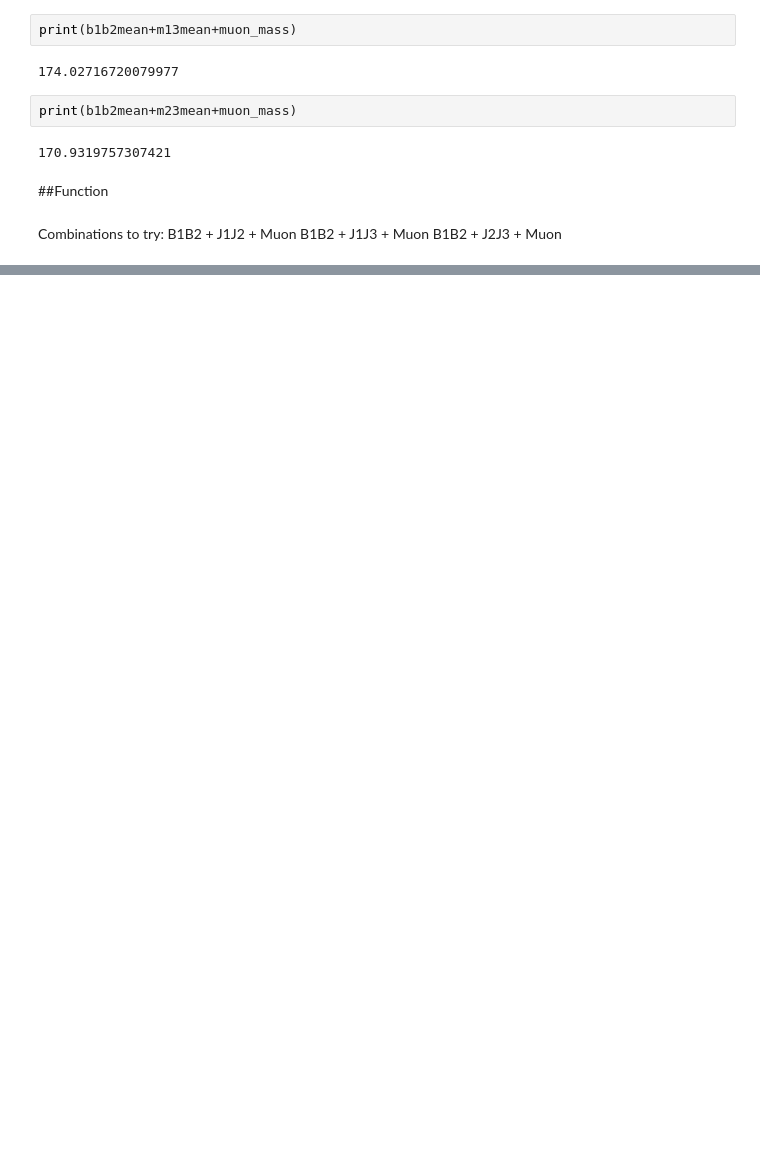
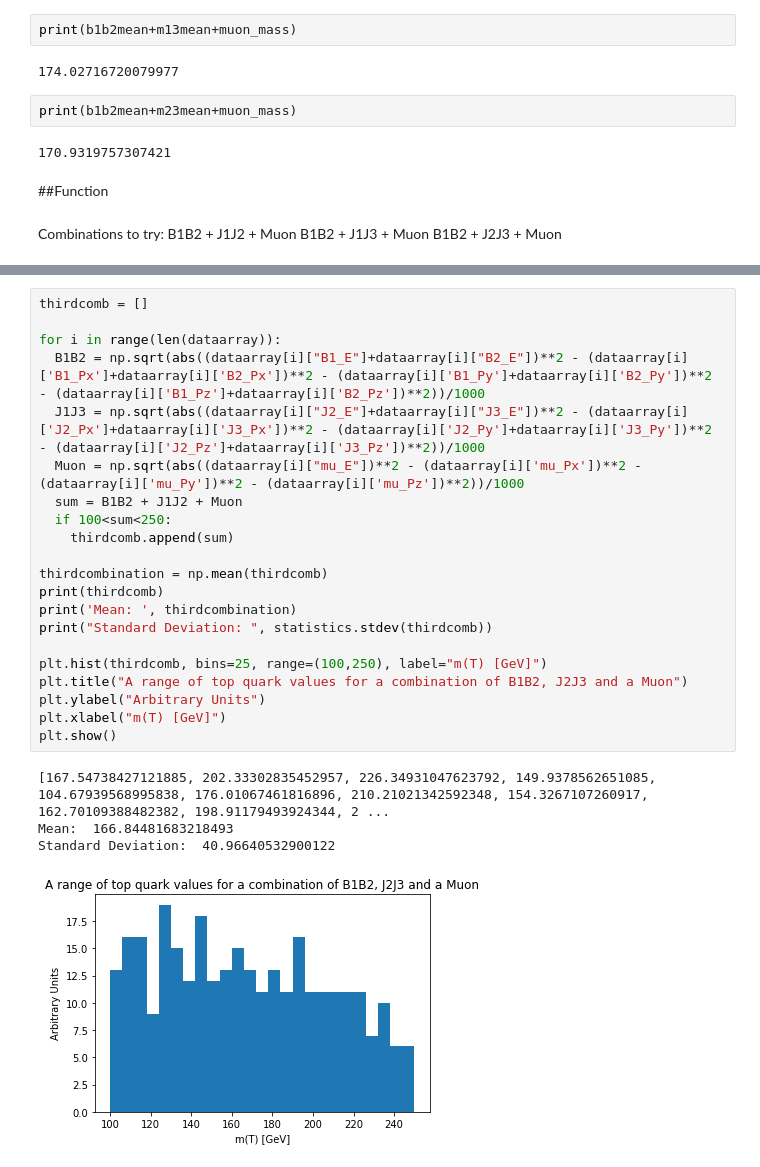
Before and after one commit to Hamza-Suleman/EPP-Coursework3, a Jupyter notebook: EPP_Coursework_3.ipynb, the cells around one changed output, grey strips where cells are left out. Drawn from its saved outputs; the diff is of its cells as text; blank space fills up the shorter version.

```diff
--- a/EPP_Coursework_3.ipynb
+++ b/EPP_Coursework_3.ipynb
@@ -399,0 +433,26 @@ plt.show()
+# %%
+thirdcomb = []
+
+for i in range(len(dataarray)):
+  B1B2 = np.sqrt(abs((dataarray[i]["B1_E"]+dataarray[i]["B2_E"])**2 - (dataarray[i]['B1_Px']+dataarray[i]['B2_Px'])**2 - (dataarray[i]['B1_Py']+dataarray[i]['B2_Py'])**2 - (dataarray[i]['B1_Pz']+dataarray[i]['B2_Pz'])**2))/1000
+  J1J3 = np.sqrt(abs((dataarray[i]["J2_E"]+dataarray[i]["J3_E"])**2 - (dataarray[i]['J2_Px']+dataarray[i]['J3_Px'])**2 - (dataarray[i]['J2_Py']+dataarray[i]['J3_Py'])**2 - (dataarray[i]['J2_Pz']+dataarray[i]['J3_Pz'])**2))/1000
+  Muon = np.sqrt(abs((dataarray[i]["mu_E"])**2 - (dataarray[i]['mu_Px'])**2 - (dataarray[i]['mu_Py'])**2 - (dataarray[i]['mu_Pz'])**2))/1000
+  sum = B1B2 + J1J2 + Muon
+  if 100<sum<250:
+    thirdcomb.append(sum)
+
+thirdcombination = np.mean(thirdcomb)
+print(thirdcomb)
+print('Mean: ', thirdcombination)
+print("Standard Deviation: ", statistics.stdev(thirdcomb))
+
+plt.hist(thirdcomb, bins=25, range=(100,250), label="m(T) [GeV]")
+plt.title("A range of top quark values for a combination of B1B2, J2J3 and a Muon")
+plt.ylabel("Arbitrary Units")
+plt.xlabel("m(T) [GeV]")
+plt.show()
+# %% [output]
+[167.54738427121885, 202.33302835452957, 226.34931047623792, 149.9378562651085, 104.67939568995838, 176.01067461816896, 210.21021342592348, 154.3267107260917, 162.70109388482382, 198.91179493924344, 2 ...
+Mean:  166.84481683218493
+Standard Deviation:  40.96640532900122
+[figure, added]
```
Also changed, not shown: parts of 2 cells of this notebook.
